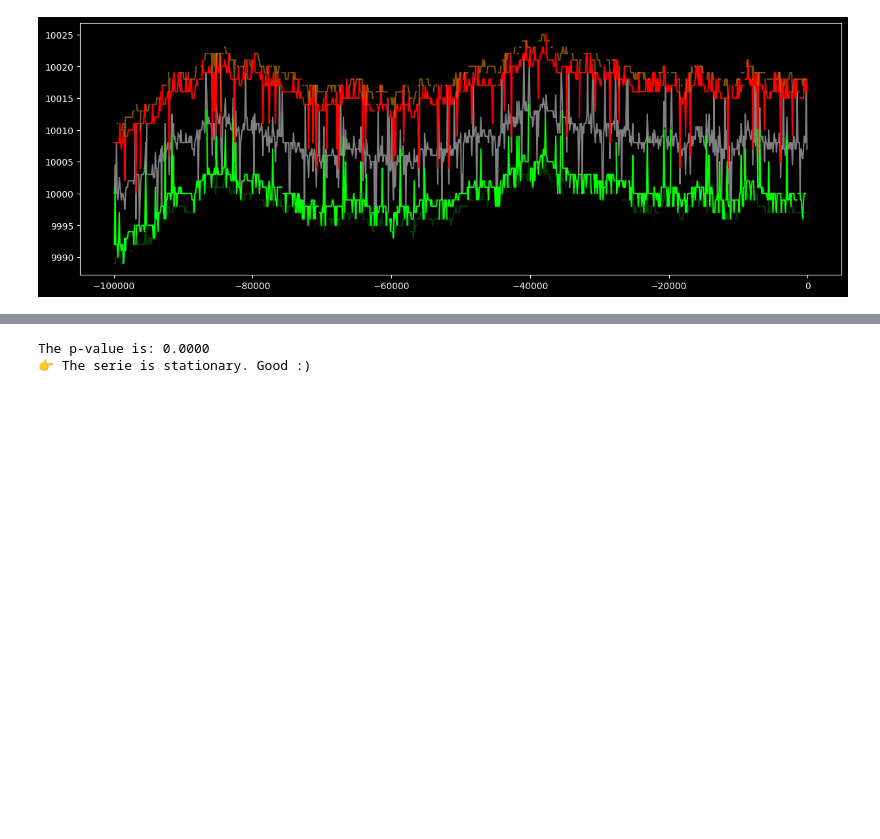
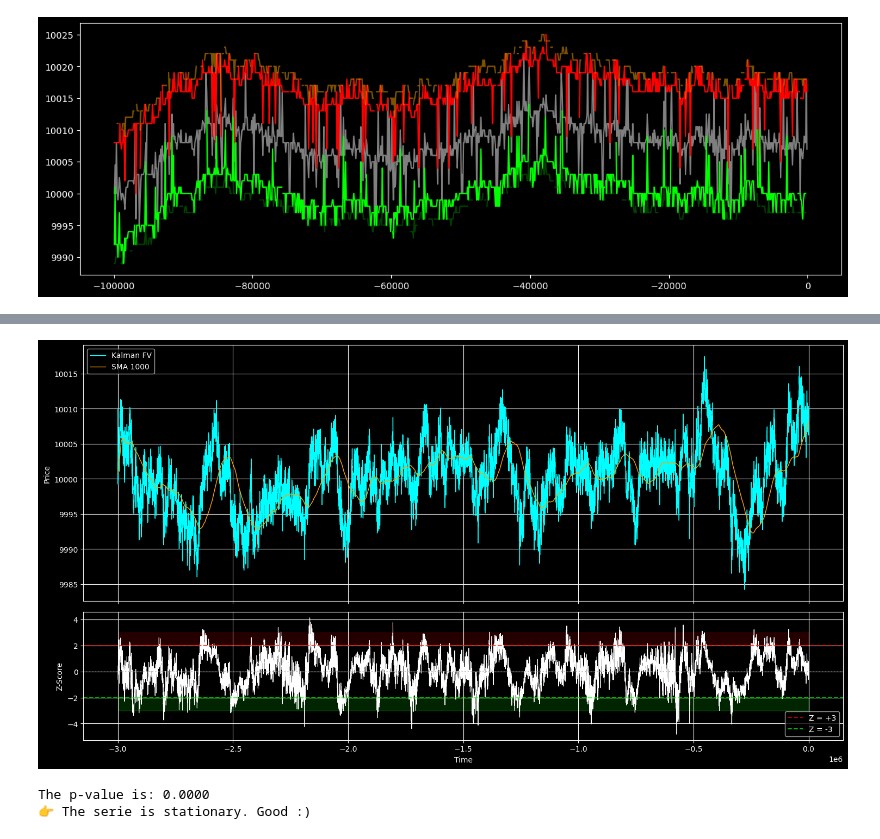
Before and after one commit to marcobattiston21/imc-prosperity-4, a Jupyter notebook: prosperity4/round1/notebooks/analysis_osmium.ipynb, the cells around one changed output, grey strips where cells are left out. Cells and saved outputs as stored; diff of their text form; code cells hidden in the pictures; blank space fills up the shorter version.

```diff
--- a/prosperity4/round1/notebooks/analysis_osmium.ipynb
+++ b/prosperity4/round1/notebooks/analysis_osmium.ipynb
@@ -133,3 +178,35 @@ plt.show()
+# %%
+# Z-Score of Kalman FV vs its 500-tick rolling SMA
+WINDOW = 1000
+
+rolling_mean = osmium["fv"].rolling(window=WINDOW, min_periods=10).mean()
+rolling_std  = osmium["fv"].rolling(window=WINDOW, min_periods=10).std()
+
+osmium["zscore"] = (osmium["fv"] - rolling_mean) / rolling_std
+# %%
+fig, (ax1, ax2) = plt.subplots(2, 1, figsize=(15, 8), sharex=True, gridspec_kw={"height_ratios": [2, 1]})
+
+ax1.plot(osmium["t"], osmium["fv"], color="cyan", linewidth=1, label="Kalman FV")
+ax1.plot(osmium["t"], rolling_mean, color="orange", linewidth=1, label=f"SMA {WINDOW}")
+ax1.legend()
+ax1.grid(True)
+ax1.set_ylabel("Price")
+
+ax2.plot(osmium["t"], osmium["zscore"], color="white", linewidth=0.8)
+ax2.axhline( 2, color="red",  linestyle="--", alpha=0.7, label="Z = +3")
+ax2.axhline(-2, color="lime", linestyle="--", alpha=0.7, label="Z = -3")
+ax2.axhline( 0, color="gray", linestyle=":",  alpha=0.5)
+ax2.fill_between(osmium["t"], 2, osmium["zscore"].clip(lower=3), color="red",  alpha=0.15)
+ax2.fill_between(osmium["t"], -2, osmium["zscore"].clip(upper=-3), color="lime", alpha=0.15)
+ax2.set_ylabel("Z-Score")
+ax2.set_xlabel("Time")
+ax2.legend()
+ax2.grid(True)
+
+plt.tight_layout()
+plt.show()
+# %% [output]
+[figure, added]
 # %%
 result = adfuller(osmium['mid_price'])
 
```
Also changed, not shown: parts of 3 cells of this notebook, 1 other file.
